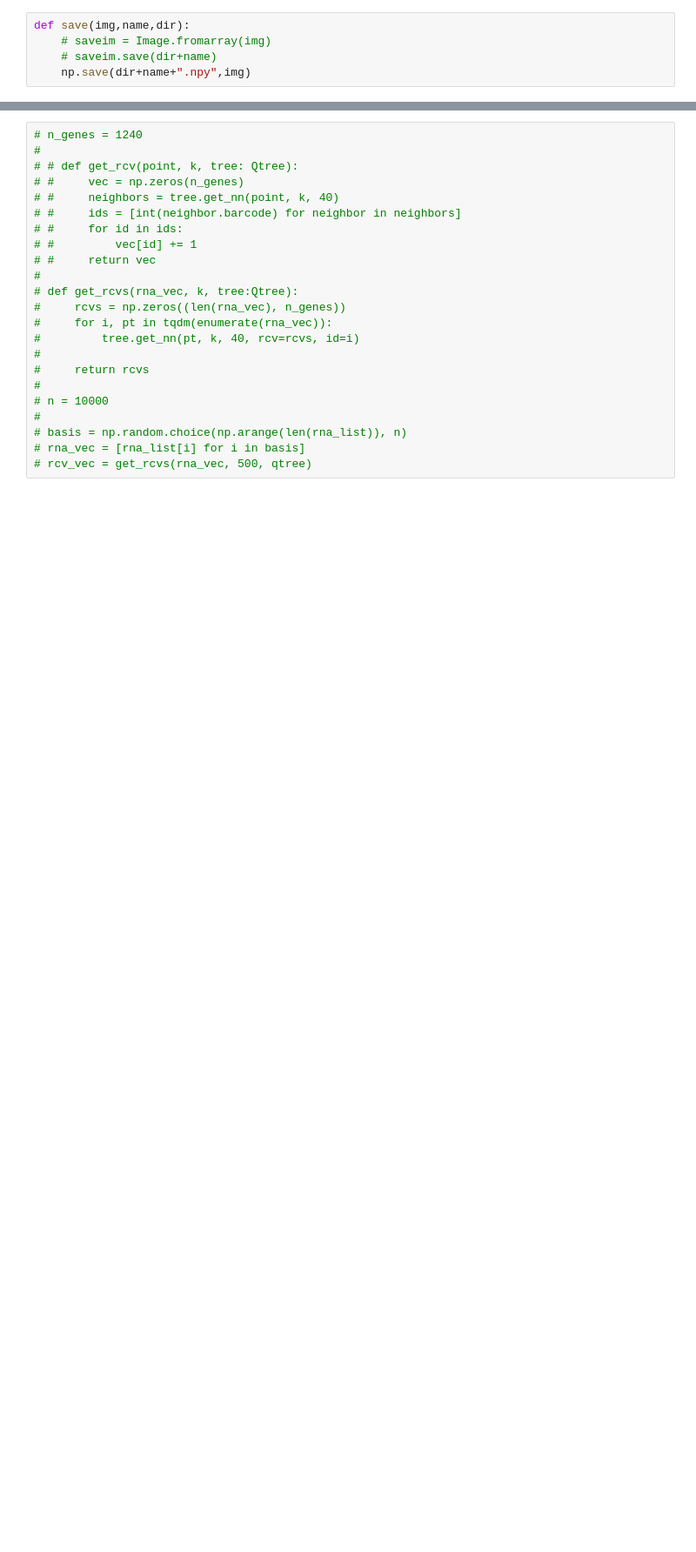
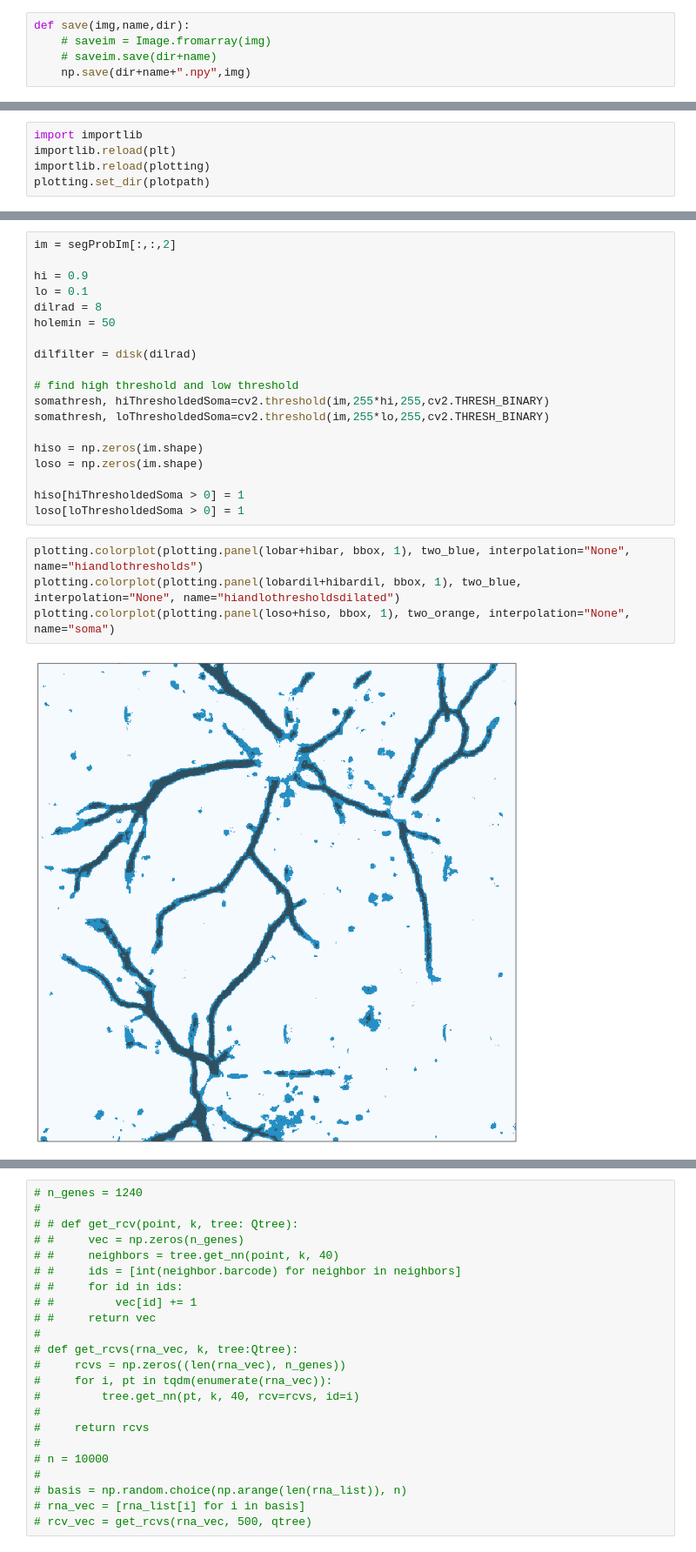
Before and after one commit to Harrison-Oatman/NeuronSegmentation, a Jupyter notebook: session.ipynb, the cells around one changed output, grey strips where cells are left out. Shown at 87% size. Cells and saved outputs as stored; diff of their text form; blank space fills up the shorter version.

```diff
--- a/session.ipynb
+++ b/session.ipynb
@@ -68,0 +118,5 @@ qtree, rna_list = trees.convert_to_qtree(RNA, [0.0, 0.0, somaImage.shape[0], som
+# %%
+import importlib
+importlib.reload(plt)
+importlib.reload(plotting)
+plotting.set_dir(plotpath)
@@ -68,0 +323,25 @@ qtree, rna_list = trees.convert_to_qtree(RNA, [0.0, 0.0, somaImage.shape[0], som
+# %%
+im = segProbIm[:,:,2]
+
+hi = 0.9
+lo = 0.1
+dilrad = 8
+holemin = 50
+
+dilfilter = disk(dilrad)
+
+# find high threshold and low threshold
+somathresh, hiThresholdedSoma=cv2.threshold(im,255*hi,255,cv2.THRESH_BINARY)
+somathresh, loThresholdedSoma=cv2.threshold(im,255*lo,255,cv2.THRESH_BINARY)
+
+hiso = np.zeros(im.shape)
+loso = np.zeros(im.shape)
+
+hiso[hiThresholdedSoma > 0] = 1
+loso[loThresholdedSoma > 0] = 1
+# %%
+plotting.colorplot(plotting.panel(lobar+hibar, bbox, 1), two_blue, interpolation="None", name="hiandlothresholds")
+plotting.colorplot(plotting.panel(lobardil+hibardil, bbox, 1), two_blue, interpolation="None", name="hiandlothresholdsdilated")
+plotting.colorplot(plotting.panel(loso+hiso, bbox, 1), two_orange, interpolation="None", name="soma")
+# %% [output]
+[figure, added]
```
Also changed, not shown: parts of 73 cells of this notebook, 13 other files.
